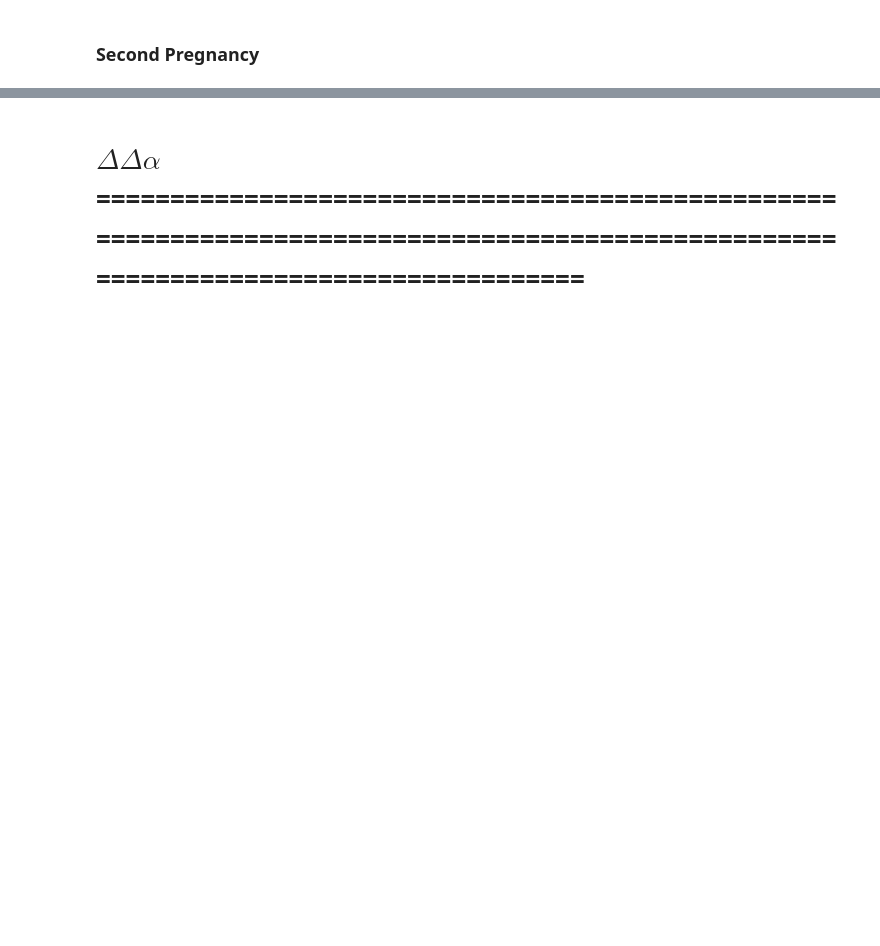
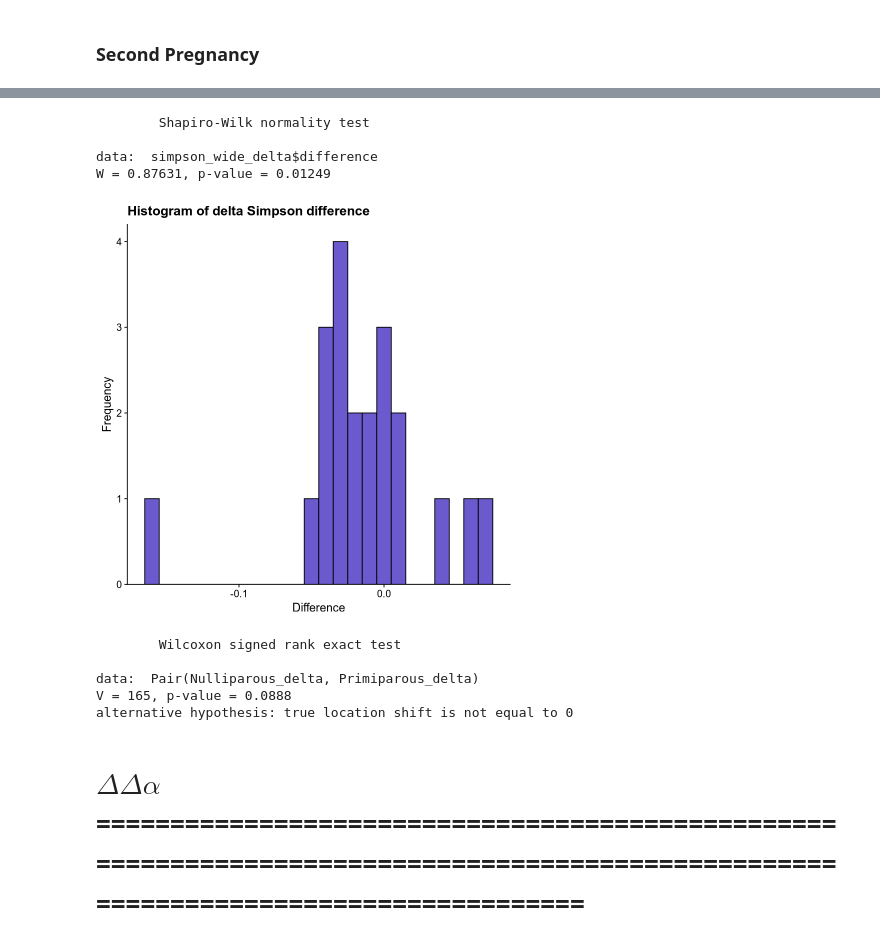
Before and after one commit to bm-nowak/Consecutive_pregnancy_project, a Jupyter notebook: delta_alpha_diversity.ipynb, the cells around one changed output, grey strips where cells are left out. Drawn from its saved outputs; the diff is of its cells as text; code cells hidden in the pictures; blank space fills up the shorter version.

```diff
--- a/delta_alpha_diversity.ipynb
+++ b/delta_alpha_diversity.ipynb
@@ -1400,0 +1625,10 @@ head(simpson_merged_fp)
+# %%
+# Create a wide table
+# Select variables of interest
+simpson_wide_delta <- df_simpson_long |> filter(Timepoint == "tp2") |>
+    select(Personal_number, Group, delta) |>
+    pivot_wider(
+    names_from = Group,
+    values_from = delta)
+
+head(simpson_wide_delta)
@@ -1400,0 +1645,5 @@ head(simpson_merged_fp)
+# %%
+simpson_wide_delta <- simpson_wide_delta |> rename(Nulliparous_delta = Nulliparous)
+simpson_wide_delta <- simpson_wide_delta |> rename(Primiparous_delta = Primiparous)
+head(simpson_wide_delta)
+dim(simpson_wide_delta)
@@ -1400,0 +1661,8 @@ head(simpson_merged_fp)
+# %%
+simpson_wide_delta$difference <- simpson_wide_delta$Primiparous_delta - simpson_wide_delta$Nulliparous_delta
+shapiro.test(simpson_wide_delta$difference)
+# %% [output]
+        Shapiro-Wilk normality test
+
+data:  simpson_wide_delta$difference
+W = 0.87631, p-value = 0.01249
@@ -1401,3 +1671,29 @@ head(simpson_merged_fp)
+# %%
+# Plot distribution
+simpson_wide_delta |> ggplot(aes(x = difference)) +
+    geom_histogram( binwidth = 0.01, position = "identity", fill = "slateblue", col = "black") +
+    labs(
+    title = "Histogram of delta Simpson difference",
+    x = "Difference",
+    y = "Frequency"
+  ) +
+  scale_y_continuous(
+    # Don't expand y scale at the lower end
+    expand = expansion(mult = c(0, 0.05))
+  ) +
+  theme_half_open()
+# %% [output]
+[figure, added]
+# %%
+test_simpson <- wilcox.test(Pair(Nulliparous_delta, Primiparous_delta) ~1, data = simpson_wide_delta)
+test_simpson
+evenness_p <- test_simpson$p.value
+# %% [output]
+        Wilcoxon signed rank exact test
+
+data:  Pair(Nulliparous_delta, Primiparous_delta)
+V = 165, p-value = 0.0888
+alternative hypothesis: true location shift is not equal to 0
 # %% [markdown]
 # $\Delta \Delta \alpha$=====================================================================================================================================
 # %%
```
Also changed, not shown: parts of 36 cells of this notebook, 18 other files.
